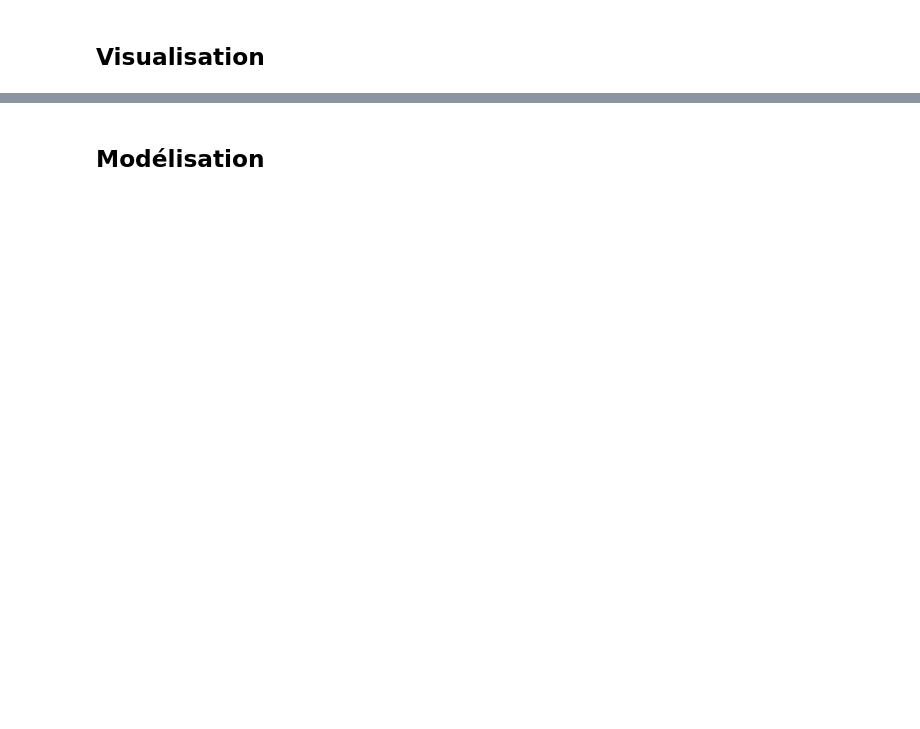
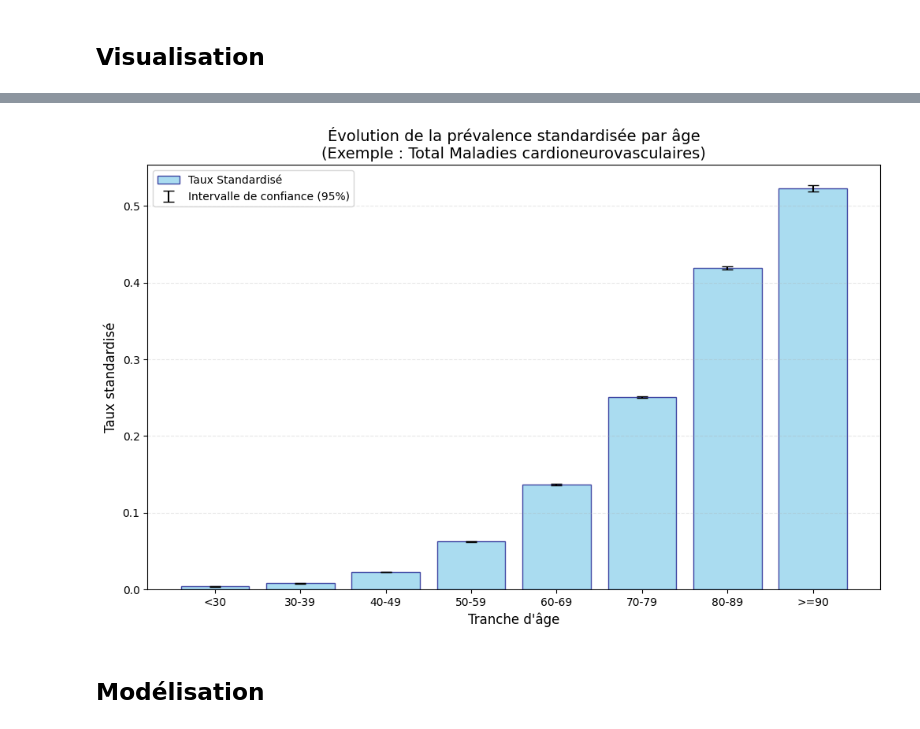
Before and after one commit to clemence-pinsard/projet_python_pour_datascience, a Jupyter notebook: projet.ipynb, the cells around one changed output, grey strips where cells are left out. Saved outputs shown, nothing was run; the diff lists cells and outputs as text; code cells hidden in the pictures; blank space fills up the shorter version.

```diff
--- a/projet.ipynb
+++ b/projet.ipynb
@@ -88,2 +147,38 @@ df.head()
+# %%
+
+df_age_bis = df[
+    (df['type'] == 'prevalence') &
+    (df['varGroupage'] == 'classeAge10') &
+    (df['varPartition'].isna()) &
+    (df['varTauxLib'] == 'Maladies cardioneurovasculaires') # On prend le TOTAL uniquement
+].copy()
+
+df_age_bis = df_age_bis.dropna(subset=['valGroupage', 'txStandDir'])
+
+ordre_age = ['<30', '30-39', '40-49', '50-59', '60-69', '70-79', '80-89', '>=90']
+df_age_bis['valGroupage'] = pd.Categorical(df_age_bis['valGroupage'], categories=ordre_age, ordered=True)
+df_age_bis = df_age_bis.sort_values('valGroupage')
+
+erreur_inf = df_age_bis['txStandDir'] - df_age_bis['txStandDirModBB']
+erreur_sup = df_age_bis['txStandDirModBH'] - df_age_bis['txStandDir']
+erreurs = [erreur_inf, erreur_sup]
+
+plt.figure(figsize=(12, 7))
+
+plt.bar(df_age_bis['valGroupage'].astype(str), df_age_bis['txStandDir'],
+        color='skyblue', edgecolor='navy', alpha=0.7, label='Taux Standardisé')
+
+plt.errorbar(x=df_age_bis['valGroupage'].astype(str), y=df_age_bis['txStandDir'],
+             yerr=erreurs, fmt='none', ecolor='black', capsize=5, label='Intervalle de confiance (95%)')
+
+plt.title("Évolution de la prévalence standardisée par âge\n(Exemple : Total Maladies cardioneurovasculaires)", fontsize=14)
+plt.ylabel("Taux standardisé", fontsize=12)
+plt.xlabel("Tranche d'âge", fontsize=12)
+plt.grid(axis='y', linestyle='--', alpha=0.3)
+plt.legend()
+
+plt.show()
+# %% [output]
+[figure, added]
 # %% [markdown]
 ## Modélisation
```
Also changed, not shown: parts of 7 cells of this notebook.
